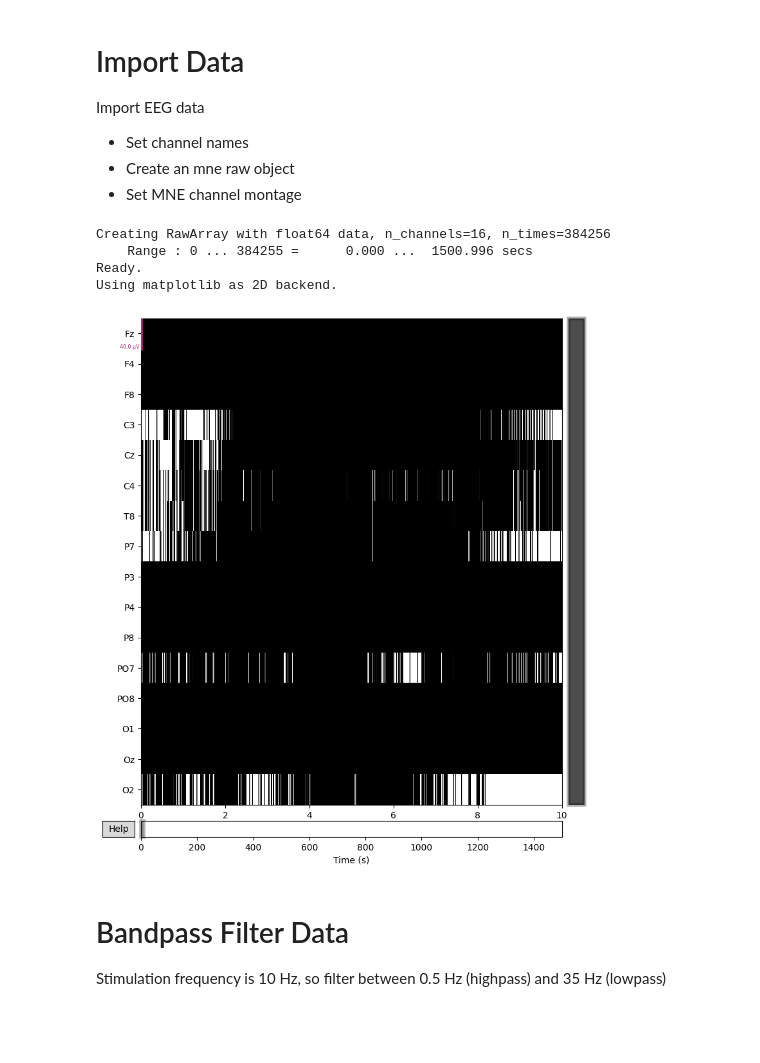
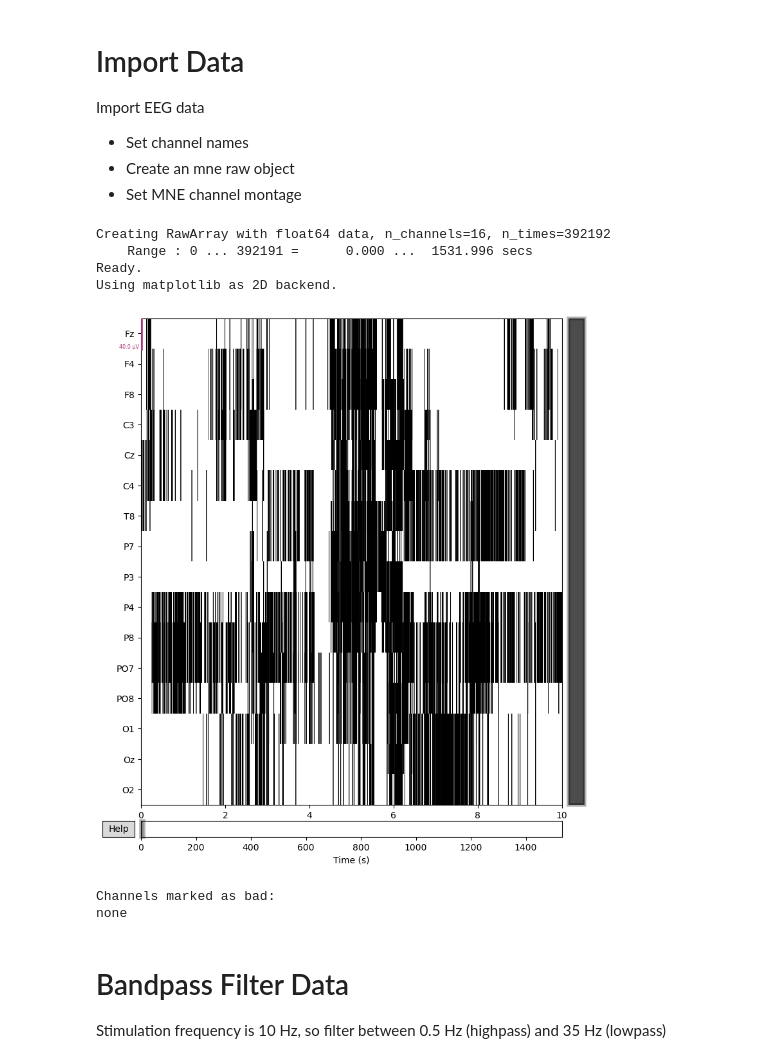
Before and after one commit to kirtonBCIlab/ES_Masters, a Jupyter notebook: Masters-Processing/preprocess.ipynb, the cells around one changed output. Drawn from its saved outputs; the diff is of its cells as text; code cells hidden in the pictures; blank space fills up the shorter version.

```diff
--- a/Masters-Processing/preprocess.ipynb
+++ b/Masters-Processing/preprocess.ipynb
@@ -41,25 +41,27 @@ Import EEG data
 - Set MNE channel montage
 # %%
 # import EEG data and fill settings
-file_name = "Masters_testing/P002/sub-P002_ses-S001_task-T1_run-001_eeg.xdf"
+file_name = "Masters_testing\Dan-Practice\Pipeline\sub-P001\ses-S001\eeg\sub-P001_ses-S001_task-T1_run-001_eeg.xdf"
 ch_names = ["Fz", "F4", "F8", "C3", "Cz", "C4", "T8", "P7", "P3", "P4", "P8", "PO7", "PO8", "O1", "Oz", "O2"]
 [eeg_ts, eeg_data, eeg_fs] = import_data.read_xdf(f"Data\\{file_name}", picks=ch_names)
 
 # Create MNE array
 info = mne.create_info(ch_names, eeg_fs, ch_types = 'eeg')  # Create info properties
 mne_raw = mne.io.RawArray(eeg_data, info = info)
 
 # Set standard channel montage
 mne_raw.set_montage('standard_1020')
 
 # Plot raw data
 mne_raw.plot(title="RAW data")
 # %% [output]
-Creating RawArray with float64 data, n_channels=16, n_times=384256
-    Range : 0 ... 384255 =      0.000 ...  1500.996 secs
+Creating RawArray with float64 data, n_channels=16, n_times=392192
+    Range : 0 ... 392191 =      0.000 ...  1531.996 secs
 Ready.
 Using matplotlib as 2D backend.
-[figure, old version]
+[figure, new version]
+Channels marked as bad:
+none
 # %% [markdown]
 # Bandpass Filter Data
 
```
Also changed, not shown: parts of 7 cells of this notebook.
